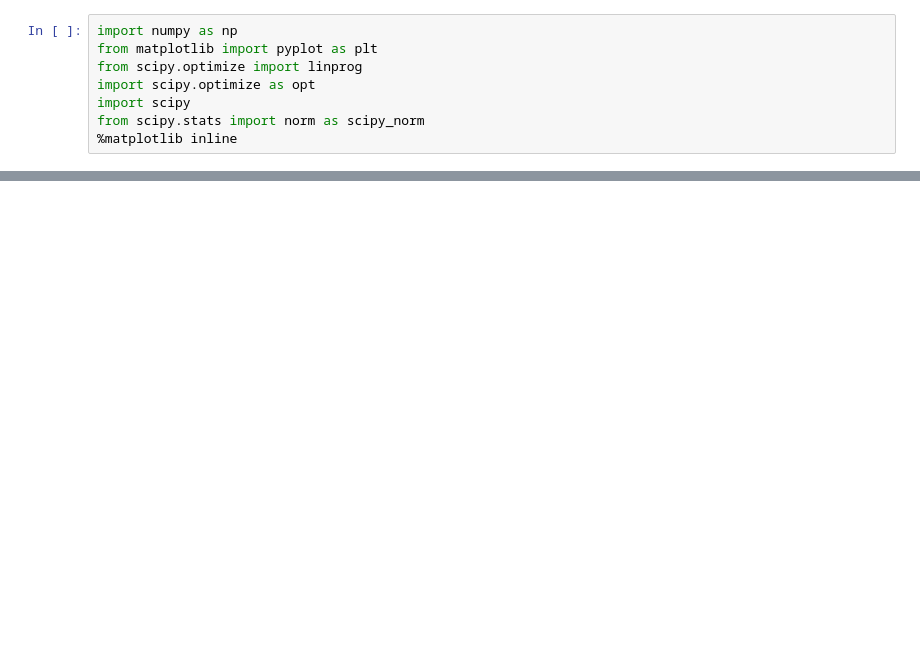
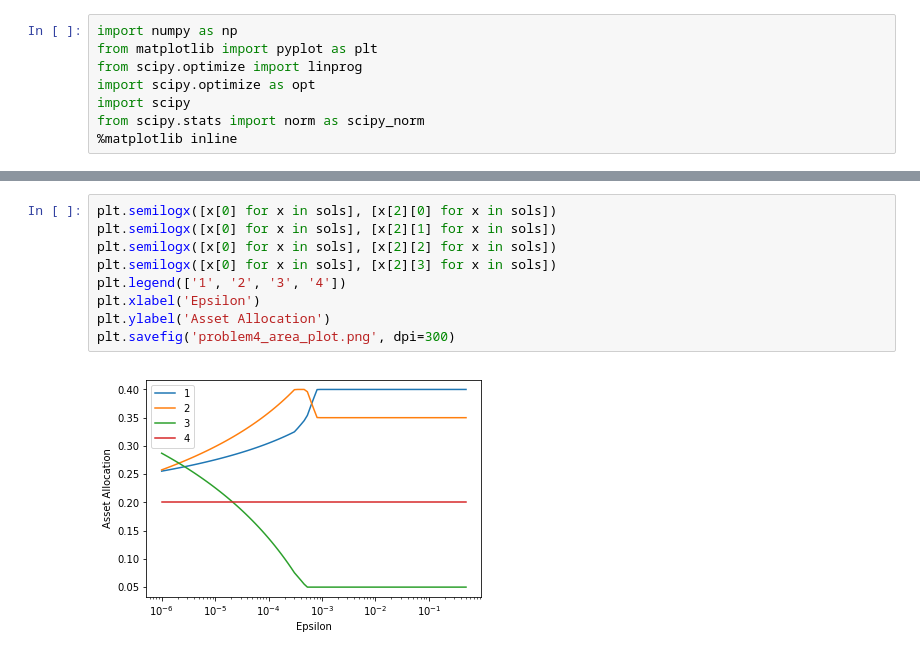
Before and after one commit to vighneshiyer/ee227a, a Jupyter notebook: hw/hw3/problem4.ipynb, the cells around one changed output, grey strips where cells are left out. Drawn from its saved outputs; the diff is of its cells as text; blank space fills up the shorter version.

```diff
--- a/hw/hw3/problem4.ipynb
+++ b/hw/hw3/problem4.ipynb
@@ -156,0 +68,11 @@ print(res.x[0] - res_m.x[0], res.x[2] - res_m.x[2], res.x[5] - res_m.x[5], res.x
+# %%
+plt.semilogx([x[0] for x in sols], [x[2][0] for x in sols])
+plt.semilogx([x[0] for x in sols], [x[2][1] for x in sols])
+plt.semilogx([x[0] for x in sols], [x[2][2] for x in sols])
+plt.semilogx([x[0] for x in sols], [x[2][3] for x in sols])
+plt.legend(['1', '2', '3', '4'])
+plt.xlabel('Epsilon')
+plt.ylabel('Asset Allocation')
+plt.savefig('problem4_area_plot.png', dpi=300)
+# %% [output]
+[figure, added]
```
Also changed, not shown: parts of 12 cells of this notebook, 5 other files.
